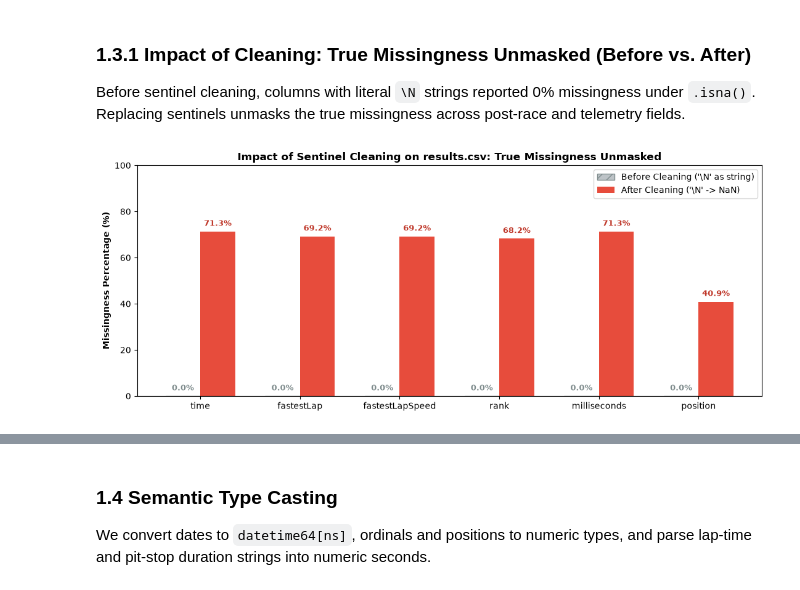
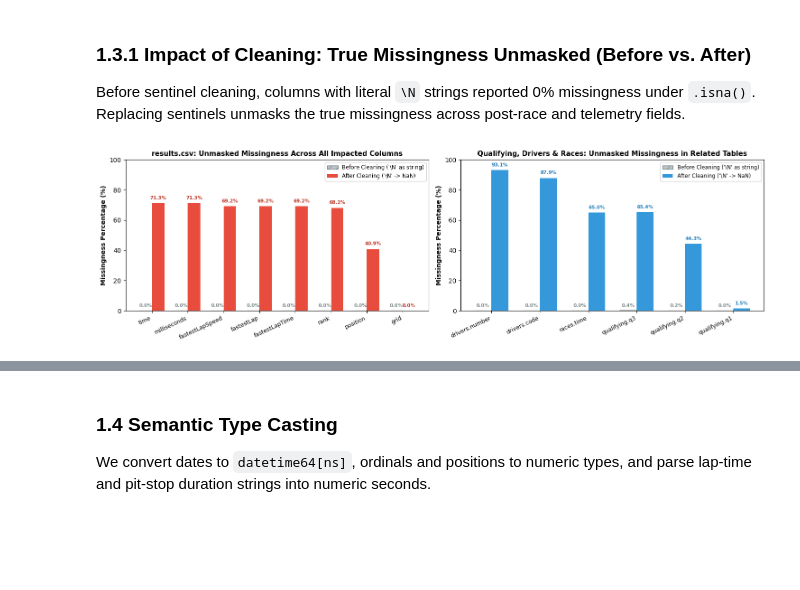
Before and after one commit to BaheyH/ML_F1_ACL2, a Jupyter notebook: Notebooks/F1_Combined_Members_1_to_4.ipynb, the cells around one changed output, grey strips where cells are left out. Saved outputs shown, nothing was run; the diff lists cells and outputs as text; code cells hidden in the pictures; blank space fills up the shorter version.

```diff
--- a/Notebooks/F1_Combined_Members_1_to_4.ipynb
+++ b/Notebooks/F1_Combined_Members_1_to_4.ipynb
@@ -291,29 +351,52 @@ Total sentinels remaining across all cleaned tables: 0
 ### 1.3.1 Impact of Cleaning: True Missingness Unmasked (Before vs. After)
 Before sentinel cleaning, columns with literal `\N` strings reported 0% missingness under `.isna()`. Replacing sentinels unmasks the true missingness across post-race and telemetry fields.
 # %%
-cols_to_compare = ["time", "fastestLap", "fastestLapSpeed", "rank", "milliseconds", "position"]
-missing_before = (results_raw[cols_to_compare].isna().mean() * 100).round(1)
-missing_after = (cleaned_dfs["results"][cols_to_compare].isna().mean() * 100).round(1)
+cols_res = ["time", "milliseconds", "fastestLapSpeed", "fastestLap", "fastestLapTime", "rank", "position", "grid"]
+res_before = (results_raw[cols_res].isna().mean() * 100).round(1)
+res_after = (cleaned_dfs["results"][cols_res].isna().mean() * 100).round(1)
 
-fig, ax = plt.subplots(figsize=(11, 4.5))
-x = np.arange(len(cols_to_compare))
-width = 0.35
+other_items = [
+    ("drivers.number", dfs["drivers"]["number"], cleaned_dfs["drivers"]["number"]),
+    ("drivers.code", dfs["drivers"]["code"], cleaned_dfs["drivers"]["code"]),
+    ("races.time", dfs["races"]["time"], cleaned_dfs["races"]["time"]),
+    ("qualifying.q3", dfs["qualifying"]["q3"], cleaned_dfs["qualifying"]["q3"]),
+    ("qualifying.q2", dfs["qualifying"]["q2"], cleaned_dfs["qualifying"]["q2"]),
+    ("qualifying.q1", dfs["qualifying"]["q1"], cleaned_dfs["qualifying"]["q1"]),
+]
+other_labels = [item[0] for item in other_items]
+other_before = [round(item[1].isna().mean() * 100, 1) for item in other_items]
+other_after = [round(item[2].isna().mean() * 100, 1) for item in other_items]
 
-ax.bar(x - width/2, missing_before, width, label=r"Before Cleaning ('\N' as string)", color="#bdc3c7", edgecolor="#7f8c8d", hatch="//")
-ax.bar(x + width/2, missing_after, width, label=r"After Cleaning ('\N' -> NaN)", color="#e74c3c")
-ax.set_title("Impact of Sentinel Cleaning on results.csv: True Missingness Unmasked", fontweight="bold")
-ax.set_xticks(x)
-ax.set_xticklabels(cols_to_compare)
-ax.set_ylabel("Missingness Percentage (%)", fontweight="bold")
-ax.set_ylim(0, 100)
-ax.axhline(0, color="black", lw=0.8)
-ax.legend(frameon=True, loc="upper right")
+fig, axes = plt.subplots(1, 2, figsize=(15, 4.5))
 
-for i in range(len(cols_to_compare)):
-    ax.text(x[i] - width/2, 2.5, f"{missing_before.iloc[i]:.1f}%", ha="center", fontsize=9, fontweight="bold", color="#7f8c8d")
-    ax.text(x[i] + width/2, missing_after.iloc[i] + 2.5, f"{missing_after.iloc[i]:.1f}%", ha="center", fontsize=9, fontweight="bold", color="#c0392b")
+x1 = np.arange(len(cols_res))
+w = 0.35
+axes[0].bar(x1 - w/2, res_before, w, label=r"Before Cleaning ('\N' as string)", color="#bdc3c7", edgecolor="#7f8c8d", hatch="//")
+axes[0].bar(x1 + w/2, res_after, w, label=r"After Cleaning ('\N' -> NaN)", color="#e74c3c")
+axes[0].set_title("results.csv: Unmasked Missingness Across All Impacted Columns", fontweight="bold", fontsize=11)
+axes[0].set_xticks(x1)
+axes[0].set_xticklabels(cols_res, rotation=25, ha="right", fontsize=9)
+axes[0].set_ylabel("Missingness Percentage (%)", fontweight="bold")
+axes[0].set_ylim(0, 100)
+axes[0].legend(loc="upper right", fontsize=8.5)
+for i in range(len(cols_res)):
+    axes[0].text(x1[i] - w/2, 2.5, f"{res_before.iloc[i]:.1f}%", ha="center", fontsize=7.5, fontweight="bold", color="#7f8c8d")
+    axes[0].text(x1[i] + w/2, res_after.iloc[i] + 2.5, f"{res_after.iloc[i]:.1f}%", ha="center", fontsize=7.5, fontweight="bold", color="#c0392b")
+
+x2 = np.arange(len(other_labels))
+axes[1].bar(x2 - w/2, other_before, w, label=r"Before Cleaning ('\N' as string)", color="#bdc3c7", edgecolor="#7f8c8d", hatch="//")
+axes[1].bar(x2 + w/2, other_after, w, label=r"After Cleaning ('\N' -> NaN)", color="#3498db")
+axes[1].set_title("Qualifying, Drivers & Races: Unmasked Missingness in Related Tables", fontweight="bold", fontsize=11)
+axes[1].set_xticks(x2)
+axes[1].set_xticklabels(other_labels, rotation=25, ha="right", fontsize=9)
+axes[1].set_ylabel("Missingness Percentage (%)", fontweight="bold")
+axes[1].set_ylim(0, 100)
+axes[1].legend(loc="upper right", fontsize=8.5)
+for i in range(len(other_labels)):
+    axes[1].text(x2[i] - w/2, 2.5, f"{other_before[i]:.1f}%", ha="center", fontsize=7.5, fontweight="bold", color="#7f8c8d")
+    axes[1].text(x2[i] + w/2, other_after[i] + 2.5, f"{other_after[i]:.1f}%", ha="center", fontsize=7.5, fontweight="bold", color="#2980b9")
 
 plt.tight_layout()
 plt.show()
 # %% [output]
-[figure, old version]
+[figure, new version]
```
Also changed, not shown: parts of 113 cells of this notebook.
